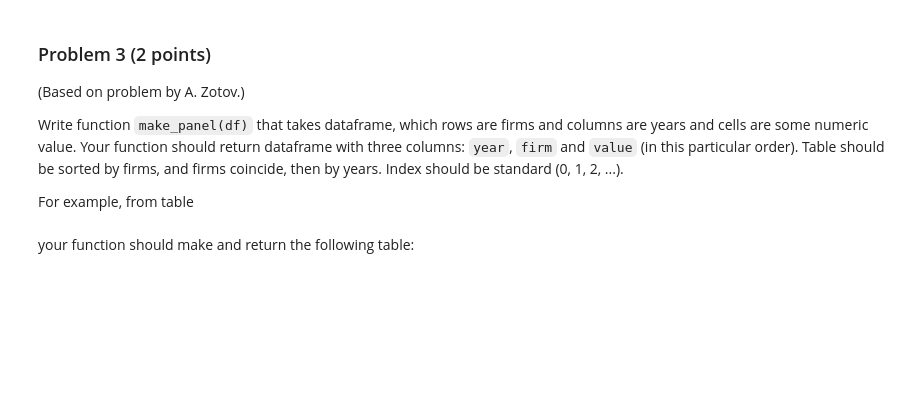
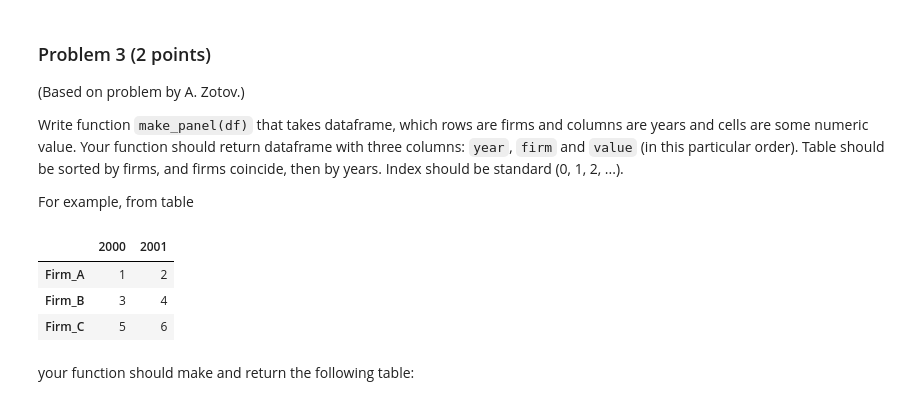
Before and after one commit to Galaxy13/python-scripts, a Jupyter notebook: hse/statistics (mod 3)/lab1/_Advanced pandas.ipynb, the cells around one changed output. Saved outputs shown, nothing was run; the diff lists cells and outputs as text; code cells hidden in the pictures; blank space fills up the shorter version.

```diff
--- a/hse/statistics (mod 3)/lab1/_Advanced pandas.ipynb
+++ b/hse/statistics (mod 3)/lab1/_Advanced pandas.ipynb
@@ -89,9 +91,14 @@ Write function `make_panel(df)` that takes dataframe, which rows are firms and c
 
 For example, from table
 # %%
-df = pd.DataFrame([[1, 2], [3, 4], [5, 6]], columns=[2000, 2001],
+in_df = pd.DataFrame([[1, 2], [3, 4], [5, 6]], columns=[2000, 2001],
              index=['Firm_A', 'Firm_B', 'Firm_C'])
-df
+in_df
+# %% [output]
+|  | 2000 | 2001 |
+| Firm_A | 1 | 2 |
+| Firm_B | 3 | 4 |
+| Firm_C | 5 | 6 |
 # %% [markdown]
 your function should make and return the following table:
 # %%
```
Also changed, not shown: parts of 5 cells of this notebook, 10 other files.
